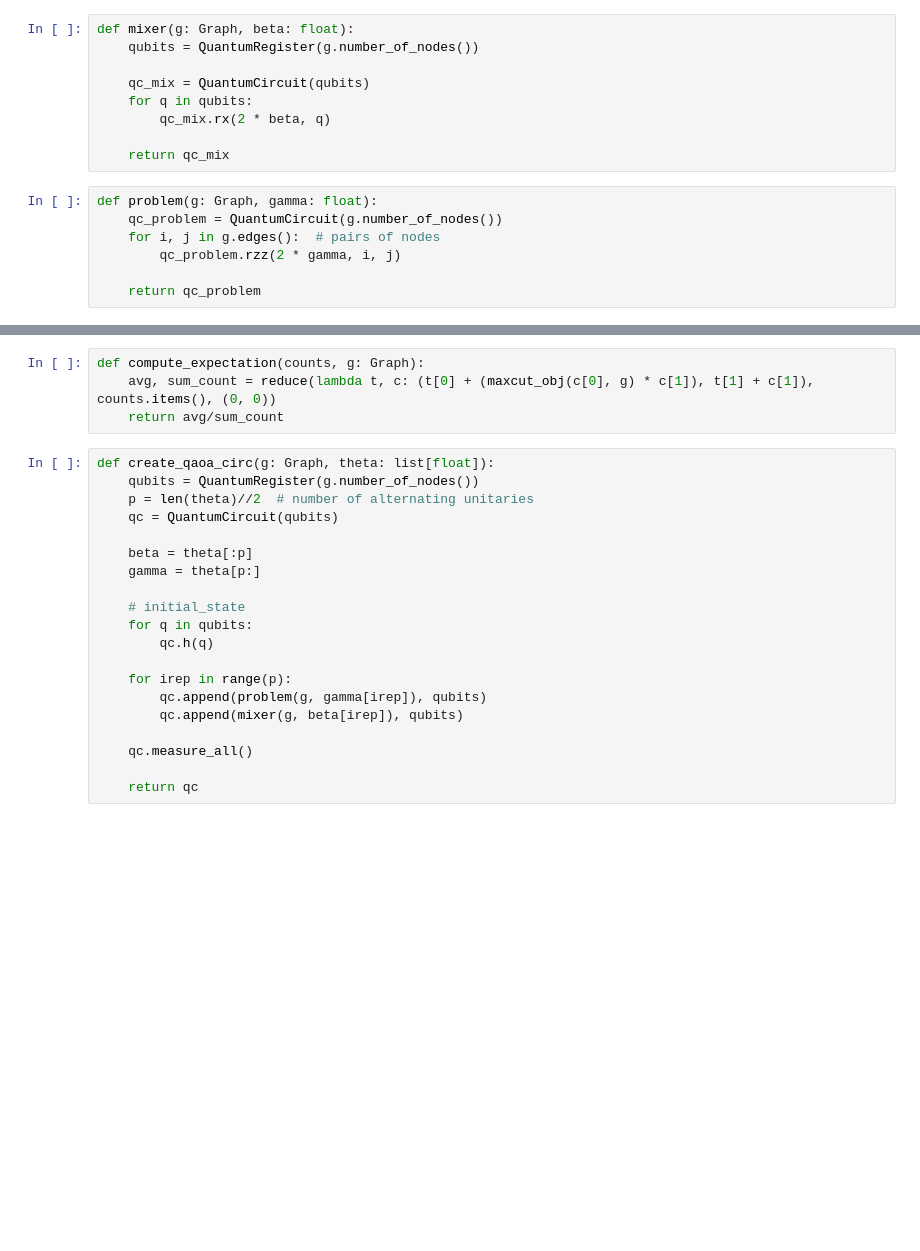
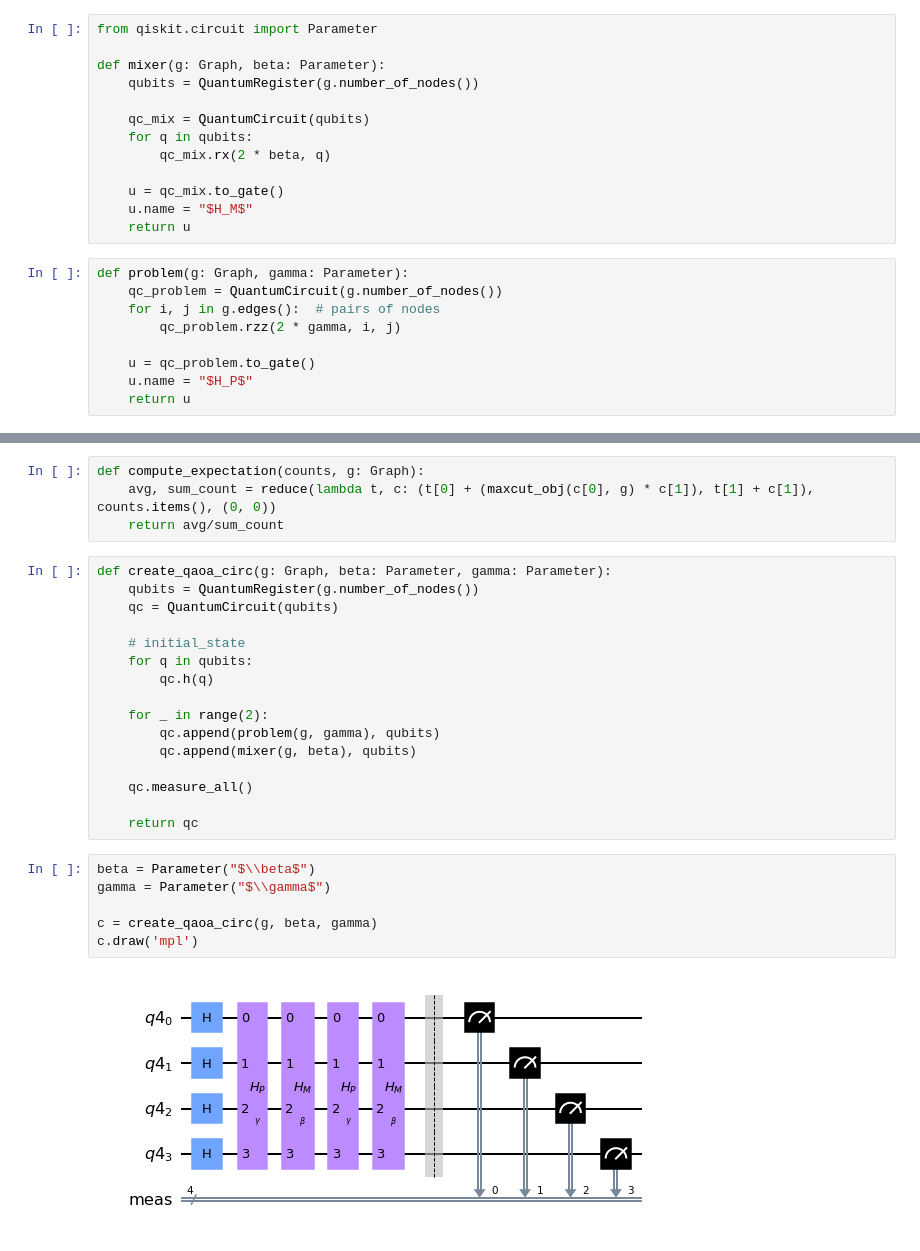
Before and after one commit to kohpai/qc-python, a Jupyter notebook: qiskit-maxcut.ipynb, the cells around one changed output, grey strips where cells are left out. Saved outputs shown, nothing was run; the diff lists cells and outputs as text; blank space fills up the shorter version.

```diff
--- a/qiskit-maxcut.ipynb
+++ b/qiskit-maxcut.ipynb
@@ -16,19 +15,25 @@ from qiskit.circuit import Parameter
 # %%
-def mixer(g: Graph, beta: float):
+from qiskit.circuit import Parameter
+
+def mixer(g: Graph, beta: Parameter):
     qubits = QuantumRegister(g.number_of_nodes())
 
     qc_mix = QuantumCircuit(qubits)
     for q in qubits:
         qc_mix.rx(2 * beta, q)
 
-    return qc_mix
+    u = qc_mix.to_gate()
+    u.name = "$H_M$"
+    return u
 # %%
-def problem(g: Graph, gamma: float):
+def problem(g: Graph, gamma: Parameter):
     qc_problem = QuantumCircuit(g.number_of_nodes())
     for i, j in g.edges():  # pairs of nodes
         qc_problem.rzz(2 * gamma, i, j)
 
-    return qc_problem
+    u = qc_problem.to_gate()
+    u.name = "$H_P$"
+    return u
 # %%
 def maxcut_obj(x: str, g: Graph):
     return reduce(lambda obj, e : obj - (1 if x[e[0]] != x[e[1]] else 0), g.edges(), 0)
@@ -37,25 +42,29 @@ def compute_expectation(counts, g: Graph):
     avg, sum_count = reduce(lambda t, c: (t[0] + (maxcut_obj(c[0], g) * c[1]), t[1] + c[1]), counts.items(), (0, 0))
     return avg/sum_count
 # %%
-def create_qaoa_circ(g: Graph, theta: list[float]):
+def create_qaoa_circ(g: Graph, beta: Parameter, gamma: Parameter):
     qubits = QuantumRegister(g.number_of_nodes())
-    p = len(theta)//2  # number of alternating unitaries
     qc = QuantumCircuit(qubits)
-
-    beta = theta[:p]
-    gamma = theta[p:]
 
     # initial_state
     for q in qubits:
         qc.h(q)
 
-    for irep in range(p):
-        qc.append(problem(g, gamma[irep]), qubits)
-        qc.append(mixer(g, beta[irep]), qubits)
+    for _ in range(2):
+        qc.append(problem(g, gamma), qubits)
+        qc.append(mixer(g, beta), qubits)
 
     qc.measure_all()
 
     return qc
+# %%
+beta = Parameter("$\\beta$")
+gamma = Parameter("$\\gamma$")
+
+c = create_qaoa_circ(g, beta, gamma)
+c.draw('mpl')
+# %% [output]
+[figure, added]
 # %%
 def get_expectation(g: Graph, shots=512):
     backend = Aer.get_backend('qasm_simulator')
```
Also changed, not shown: parts of 5 cells of this notebook.
